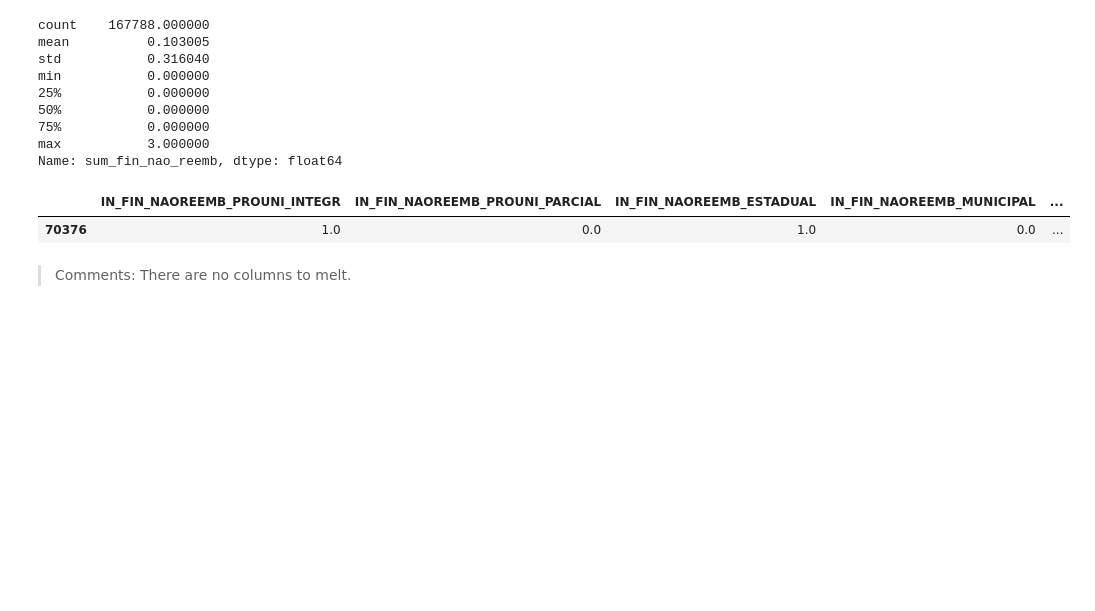
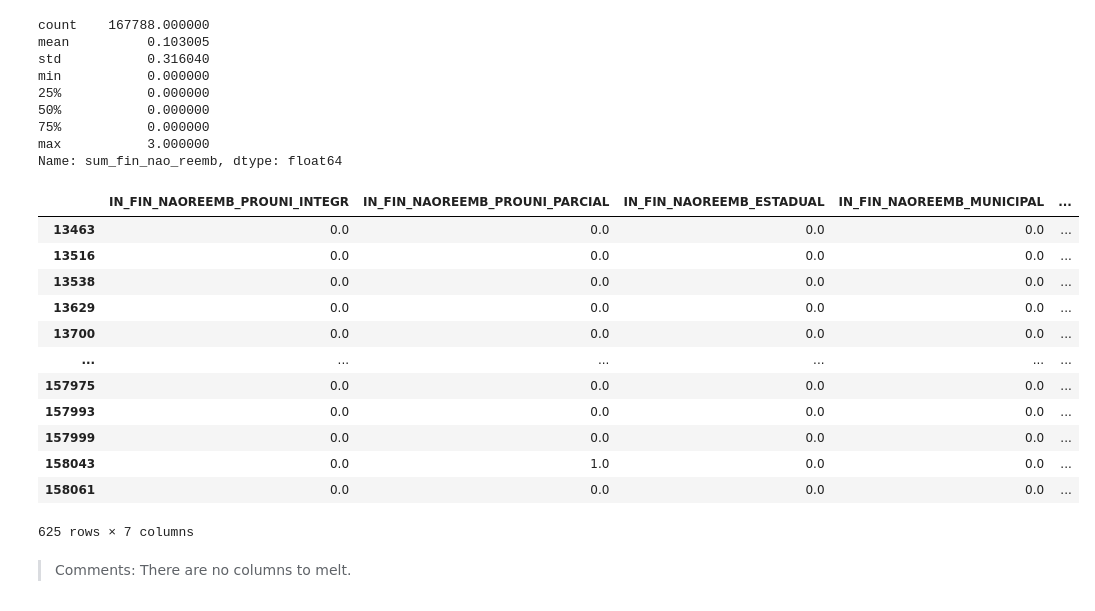
Before and after one commit to rafael-roldao/censo_es_2018_aluno, a Jupyter notebook: Censo do Ensino Superior 2018 - Alunos.ipynb, the cells around one changed output. Drawn from its saved outputs; the diff is of its cells as text; code cells hidden in the pictures; blank space fills up the shorter version.

```diff
--- a/Censo do Ensino Superior 2018 - Alunos.ipynb
+++ b/Censo do Ensino Superior 2018 - Alunos.ipynb
@@ -706,9 +706,20 @@ min           0.000000
 max           3.000000
 Name: sum_fin_nao_reemb, dtype: float64
 # %%
-medicina_df[medicina_df['sum_fin_nao_reemb'] == 3].iloc[:, np.r_[58:65]]
+medicina_df[medicina_df['sum_fin_nao_reemb'] == 2].iloc[:, np.r_[58:65]]
 # %% [output]
 |  | IN_FIN_NAOREEMB_PROUNI_INTEGR | IN_FIN_NAOREEMB_PROUNI_PARCIAL | IN_FIN_NAOREEMB_ESTADUAL | IN_FIN_NAOREEMB_MUNICIPAL | ... |
-| 70376 | 1.0 | 0.0 | 1.0 | 0.0 | ... |
+| 13463 | 0.0 | 0.0 | 0.0 | 0.0 | ... |
+| 13516 | 0.0 | 0.0 | 0.0 | 0.0 | ... |
+| 13538 | 0.0 | 0.0 | 0.0 | 0.0 | ... |
+| 13629 | 0.0 | 0.0 | 0.0 | 0.0 | ... |
+| 13700 | 0.0 | 0.0 | 0.0 | 0.0 | ... |
+| ... | ... | ... | ... | ... | ... |
+| 157975 | 0.0 | 0.0 | 0.0 | 0.0 | ... |
+| 157993 | 0.0 | 0.0 | 0.0 | 0.0 | ... |
+| 157999 | 0.0 | 0.0 | 0.0 | 0.0 | ... |
+| 158043 | 0.0 | 1.0 | 0.0 | 0.0 | ... |
+| 158061 | 0.0 | 0.0 | 0.0 | 0.0 | ... |
+625 rows × 7 columns
 # %% [markdown]
 > Comments: There are no columns to melt.
```
Also changed, not shown: parts of 24 cells of this notebook.
